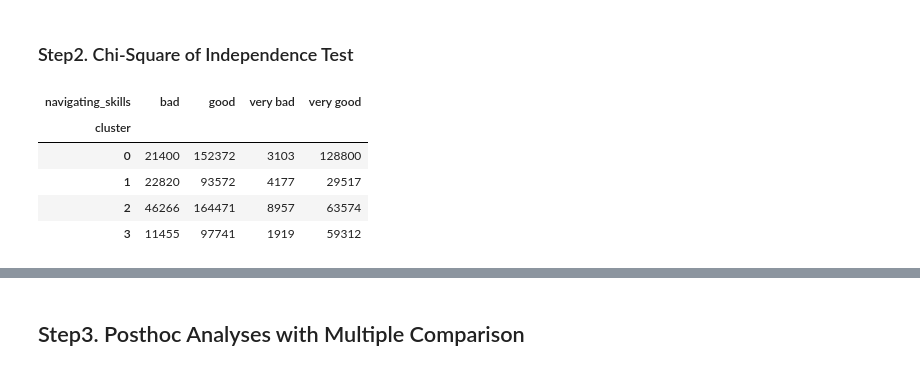
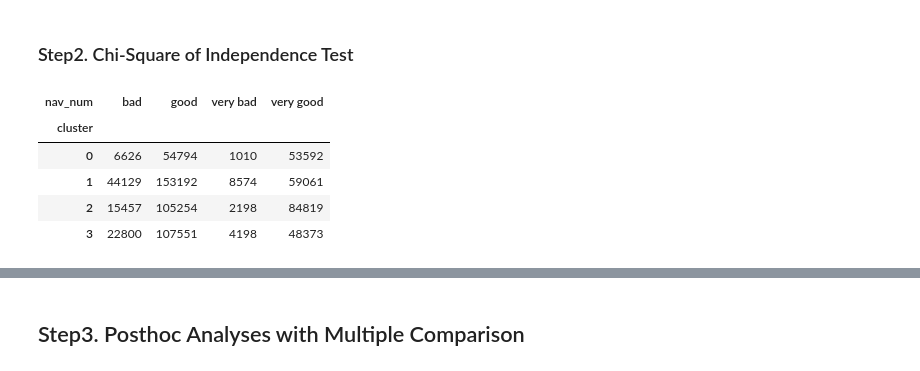
Before and after one commit to LilianYou/Sea_Hero_Quest, a Jupyter notebook: Chi_Square_Test_Cluster_shared.ipynb, the cells around one changed output, grey strips where cells are left out. Saved outputs shown, nothing was run; the diff lists cells and outputs as text; code cells hidden in the pictures.

```diff
--- a/Chi_Square_Test_Cluster_shared.ipynb
+++ b/Chi_Square_Test_Cluster_shared.ipynb
@@ -33,3 +20,5 @@ df
+# %%
+df = df0.drop(['navigating_skills'], axis = 1)
 # %%
 df.head()
 # %% [output]
@@ -52,6 +41,6 @@ import matplotlib.pyplot as plt
 scaler = MinMaxScaler(feature_range=(0,1))
 scaler.fit(df)
 df2 = scaler.transform(df)
-df2 = pd.DataFrame(df2,index=df.index,columns=['age',	'gender',	'hand',	'navigating_skills',	'sleep',	'edu_level',	'commute_level',	'home_env'])
+df2 = pd.DataFrame(df2,index=df.index,columns=['age',	'gender',	'hand',	'nav_num',	'sleep',	'edu_level',	'commute_level',	'home_env'])
 df2[:10]
 # %% [output]
@@ -80,5 +69,5 @@ df2.head()
 # %%
-df2 = df2.drop(columns="navigating_skills", axis=1)
+df2 = df2.drop(columns="nav_num", axis=1)
 # %%
 df2.head()
 # %% [output]
@@ -97,19 +88,21 @@ y_kmeans
 df_model = df.copy()
 
 skill_map = {0:"very bad", 1:"bad", 2:"good", 3:"very good"}
-df_model['navigating_skills'] = df_model['navigating_skills'].replace(skill_map)
+df_model['nav_num'] = df_model['nav_num'].replace(skill_map)
+
+df_model['cluster'] = y_kmeans
 # %% [markdown]
 ### Step2. Chi-Square of Independence Test
 # %%
-myCrosstable = pd.crosstab(df_model['cluster'], df_model['navigating_skills'])
+myCrosstable = pd.crosstab(df_model['cluster'], df_model['nav_num'])
 myCrosstable
 # %% [output]
-| navigating_skills | bad | good | very bad | very good |
+| nav_num | bad | good | very bad | very good |
 | cluster |  |  |  |  |
-| 0 | 21400 | 152372 | 3103 | 128800 |
-| 1 | 22820 | 93572 | 4177 | 29517 |
-| 2 | 46266 | 164471 | 8957 | 63574 |
-| 3 | 11455 | 97741 | 1919 | 59312 |
+| 0 | 6626 | 54794 | 1010 | 53592 |
+| 1 | 44129 | 153192 | 8574 | 59061 |
+| 2 | 15457 | 105254 | 2198 | 84819 |
+| 3 | 22800 | 107551 | 4198 | 48373 |
 # %%
 # !pip install scipy
 
```
Also changed, not shown: parts of 17 cells of this notebook.
